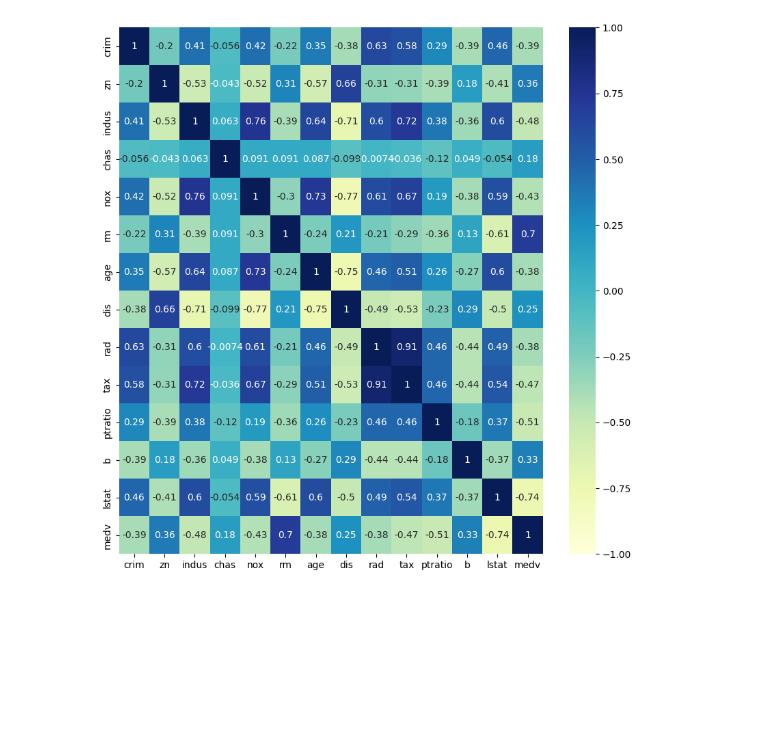
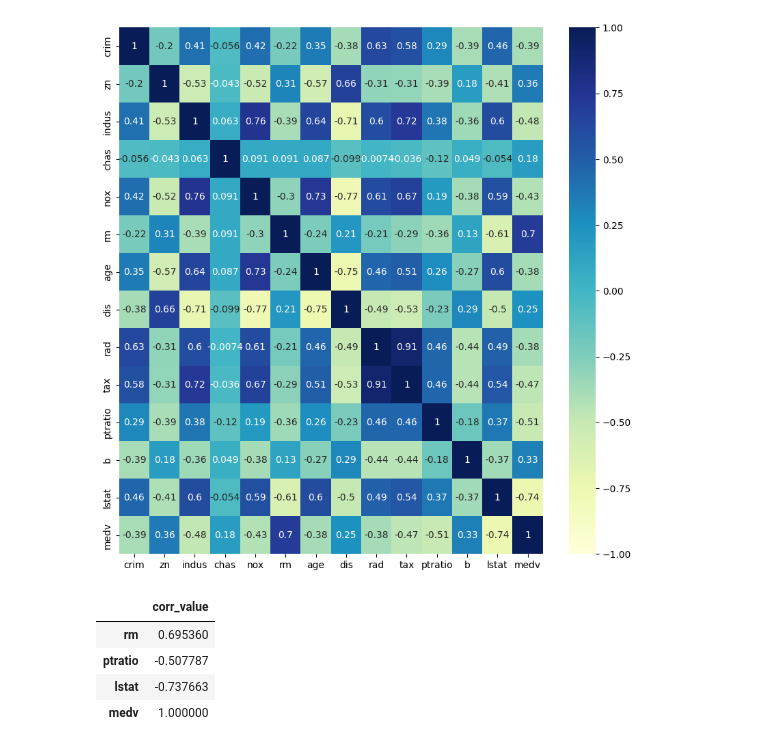
Before and after one commit to Pratyusha-Mukherjee/FSP-MachineLearning, a Jupyter notebook: day3/multiple_linear_regression.ipynb, the cells around one changed output. Cells and saved outputs as stored; diff of their text form; code cells hidden in the pictures; blank space fills up the shorter version.

```diff
--- a/day3/multiple_linear_regression.ipynb
+++ b/day3/multiple_linear_regression.ipynb
@@ -306,0 +318,10 @@ plt.show()
+# %%
+threshold = 0.50
+corr_value = get_corelated_data(cormat['medv'], threshold)
+corr_value
+# %% [output]
+|  | corr_value |
+| rm | 0.695360 |
+| ptratio | -0.507787 |
+| lstat | -0.737663 |
+| medv | 1.000000 |
```
Also changed, not shown: parts of 7 cells of this notebook.
